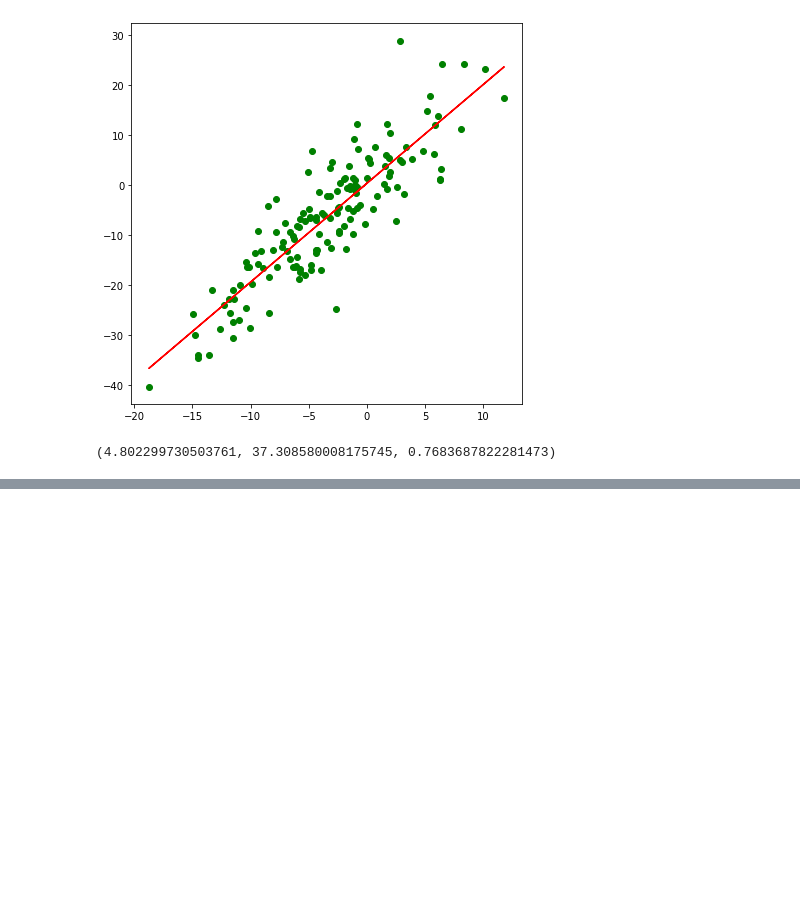
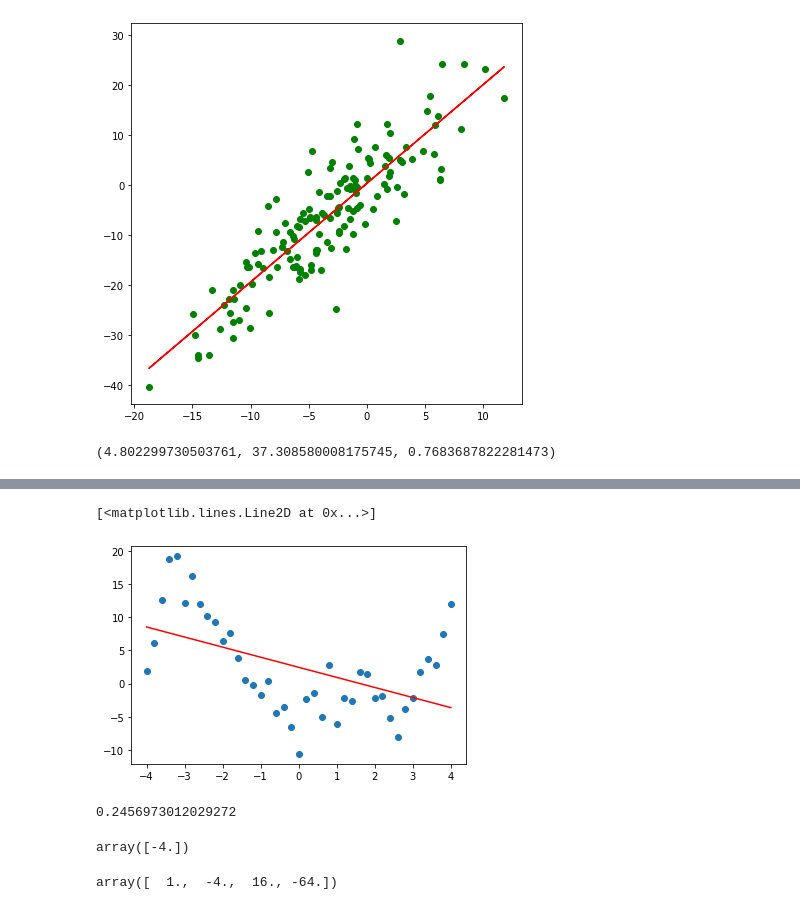
Before and after one commit to pad1903alx/kursalx, a Jupyter notebook: Dzien06/02-regresja.ipynb, the cells around one changed output, grey strips where cells are left out. Drawn from its saved outputs; the diff is of its cells as text; code cells hidden in the pictures; blank space fills up the shorter version.

```diff
--- a/Dzien06/02-regresja.ipynb
+++ b/Dzien06/02-regresja.ipynb
@@ -103,0 +160,21 @@ mean_absolute_error(y, y_pred), mean_squared_error(y, y_pred), r2_score(y, y_pre
+# %%
+np.random.seed(0)
+
+X = np.arange(-4, 4.2, 0.2)
+y = ((X-2)*(X+4)*(X+1)*(X-1)*(X-3))/14 + np.random.normal(-2.5, 2.5, len(X))
+
+X = X.reshape(-1,1)
+# %%
+model = LinearRegression()
+model.fit(X, y)
+y_pred = model.predict(X)
+# %%
+plt.scatter(X, y)
+plt.plot(X, y_pred, c='r')
+# %% [output]
+[<matplotlib.lines.Line2D at 0x...>]
+[figure, added]
+# %%
+r2_score(y, y_pred)
+# %% [output]
+0.2456973012029272
@@ -103,0 +187,8 @@ mean_absolute_error(y, y_pred), mean_squared_error(y, y_pred), r2_score(y, y_pre
+# %%
+X[0]
+# %% [output]
+array([-4.])
+# %%
+X_poly[0]
+# %% [output]
+array([  1.,  -4.,  16., -64.])
```
Also changed, not shown: parts of 29 cells of this notebook.
